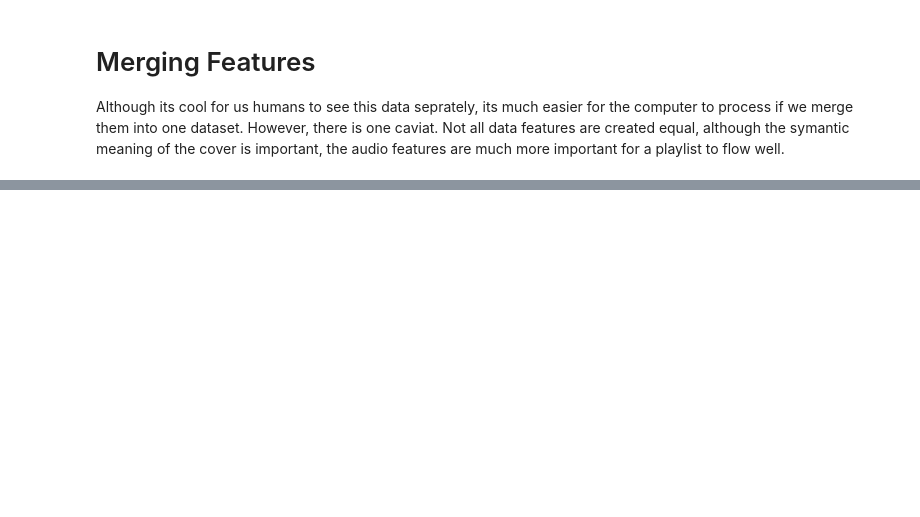
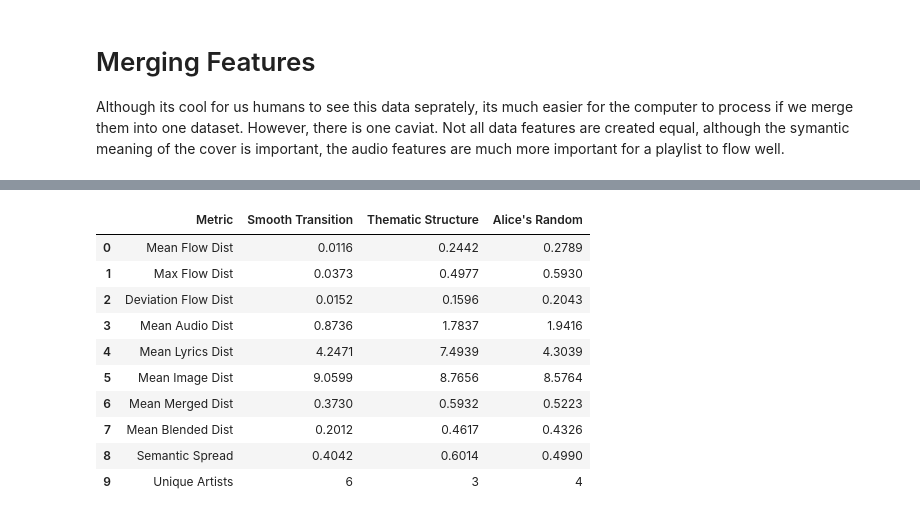
Before and after one commit to eshearer-hash/playlist_builder, a Jupyter notebook: Class Processor.ipynb, the cells around one changed output, grey strips where cells are left out. Drawn from its saved outputs; the diff is of its cells as text; code cells hidden in the pictures; blank space fills up the shorter version.

```diff
--- a/Class Processor.ipynb
+++ b/Class Processor.ipynb
@@ -1092,0 +715,70 @@ Mean Blended Dist            0.2012             0.4617         0.4326
+# %%
+s_consec = list(range(len(playlist) - 1))
+s_flow = [dist_flow.loc[playlist[i], playlist[i+1]] for i in s_consec]
+s_audio = [dist_audio.loc[playlist[i], playlist[i+1]] for i in s_consec]
+s_lyrics = [dist_lyrics.loc[playlist[i], playlist[i+1]] for i in s_consec]
+s_image = [dist_image.loc[playlist[i], playlist[i+1]] for i in s_consec]
+s_merged = [dist_merged.loc[playlist[i], playlist[i+1]] for i in s_consec]
+s_blended = [dist_playlist.loc[playlist[i], playlist[i+1]] for i in s_consec]
+s_pairs = [dist_merged.loc[a, b] for a, b in combinations(playlist, 2)]
+s_artists = list(set(artist_series[sid] for sid in playlist))
+
+t_consec = list(range(len(thematic_playlist) - 1))
+t_flow = [dist_flow.loc[thematic_playlist[i], thematic_playlist[i+1]] for i in t_consec]
+t_audio = [dist_audio.loc[thematic_playlist[i], thematic_playlist[i+1]] for i in t_consec]
+t_lyrics = [dist_lyrics.loc[thematic_playlist[i], thematic_playlist[i+1]] for i in t_consec]
+t_image = [dist_image.loc[thematic_playlist[i], thematic_playlist[i+1]] for i in t_consec]
+t_merged = [dist_merged.loc[thematic_playlist[i], thematic_playlist[i+1]] for i in t_consec]
+t_blended = [dist_playlist.loc[thematic_playlist[i], thematic_playlist[i+1]] for i in t_consec]
+t_pairs = [dist_merged.loc[a, b] for a, b in combinations(thematic_playlist, 2)]
+t_artists = list(set(artist_series[sid] for sid in thematic_playlist))
+
+a_consec = list(range(len(alice_playlist) - 1))
+a_flow = [dist_flow.loc[alice_playlist[i], alice_playlist[i+1]] for i in a_consec]
+a_audio = [dist_audio.loc[alice_playlist[i], alice_playlist[i+1]] for i in a_consec]
+a_lyrics = [dist_lyrics.loc[alice_playlist[i], alice_playlist[i+1]] for i in a_consec]
+a_image = [dist_image.loc[alice_playlist[i], alice_playlist[i+1]] for i in a_consec]
+a_merged = [dist_merged.loc[alice_playlist[i], alice_playlist[i+1]] for i in a_consec]
+a_blended = [dist_playlist.loc[alice_playlist[i], alice_playlist[i+1]] for i in a_consec]
+a_pairs = [dist_merged.loc[a, b] for a, b in combinations(alice_playlist, 2)]
+a_artists = list(set(artist_series[sid] for sid in alice_playlist))
+
+comparison = pd.DataFrame({
+    "Metric": [
+        "Mean Flow Dist", "Max Flow Dist", "Deviation Flow Dist",
+        "Mean Audio Dist", "Mean Lyrics Dist", "Mean Image Dist",
+        "Mean Merged Dist", "Mean Blended Dist",
+        "Semantic Spread", "Unique Artists"
+    ],
+    "Smooth Transition": [
+        f"{np.mean(s_flow):.4f}", f"{max(s_flow):.4f}", f"{np.std(s_flow):.4f}",
+        f"{np.mean(s_audio):.4f}", f"{np.mean(s_lyrics):.4f}", f"{np.mean(s_image):.4f}",
+        f"{np.mean(s_merged):.4f}", f"{np.mean(s_blended):.4f}",
+        f"{np.mean(s_pairs):.4f}", f"{len(s_artists)}"
+    ],
+    "Thematic Structure": [
+        f"{np.mean(t_flow):.4f}", f"{max(t_flow):.4f}", f"{np.std(t_flow):.4f}",
+        f"{np.mean(t_audio):.4f}", f"{np.mean(t_lyrics):.4f}", f"{np.mean(t_image):.4f}",
+        f"{np.mean(t_merged):.4f}", f"{np.mean(t_blended):.4f}",
+        f"{np.mean(t_pairs):.4f}", f"{len(t_artists)}"
+    ],
+    "Alice's Random": [
+        f"{np.mean(a_flow):.4f}", f"{max(a_flow):.4f}", f"{np.std(a_flow):.4f}",
+        f"{np.mean(a_audio):.4f}", f"{np.mean(a_lyrics):.4f}", f"{np.mean(a_image):.4f}",
+        f"{np.mean(a_merged):.4f}", f"{np.mean(a_blended):.4f}",
+        f"{np.mean(a_pairs):.4f}", f"{len(a_artists)}"
+    ]
+})
+display(comparison)
+# %% [output]
+|  | Metric | Smooth Transition | Thematic Structure | Alice's Random |
+| 0 | Mean Flow Dist | 0.0116 | 0.2442 | 0.2789 |
+| 1 | Max Flow Dist | 0.0373 | 0.4977 | 0.5930 |
+| 2 | Deviation Flow Dist | 0.0152 | 0.1596 | 0.2043 |
+| 3 | Mean Audio Dist | 0.8736 | 1.7837 | 1.9416 |
+| 4 | Mean Lyrics Dist | 4.2471 | 7.4939 | 4.3039 |
+| 5 | Mean Image Dist | 9.0599 | 8.7656 | 8.5764 |
+| 6 | Mean Merged Dist | 0.3730 | 0.5932 | 0.5223 |
+| 7 | Mean Blended Dist | 0.2012 | 0.4617 | 0.4326 |
+| 8 | Semantic Spread | 0.4042 | 0.6014 | 0.4990 |
+| 9 | Unique Artists | 6 | 3 | 4 |
```
Also changed, not shown: parts of 28 cells of this notebook, 2 other files.
